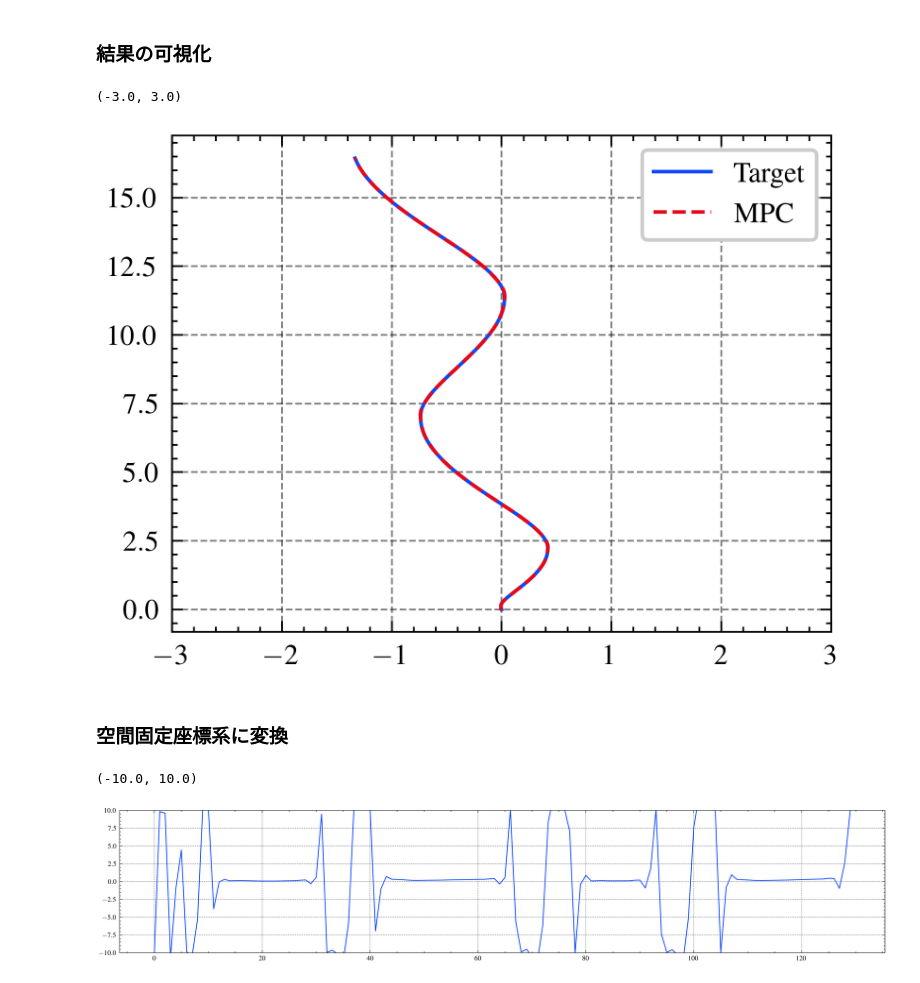
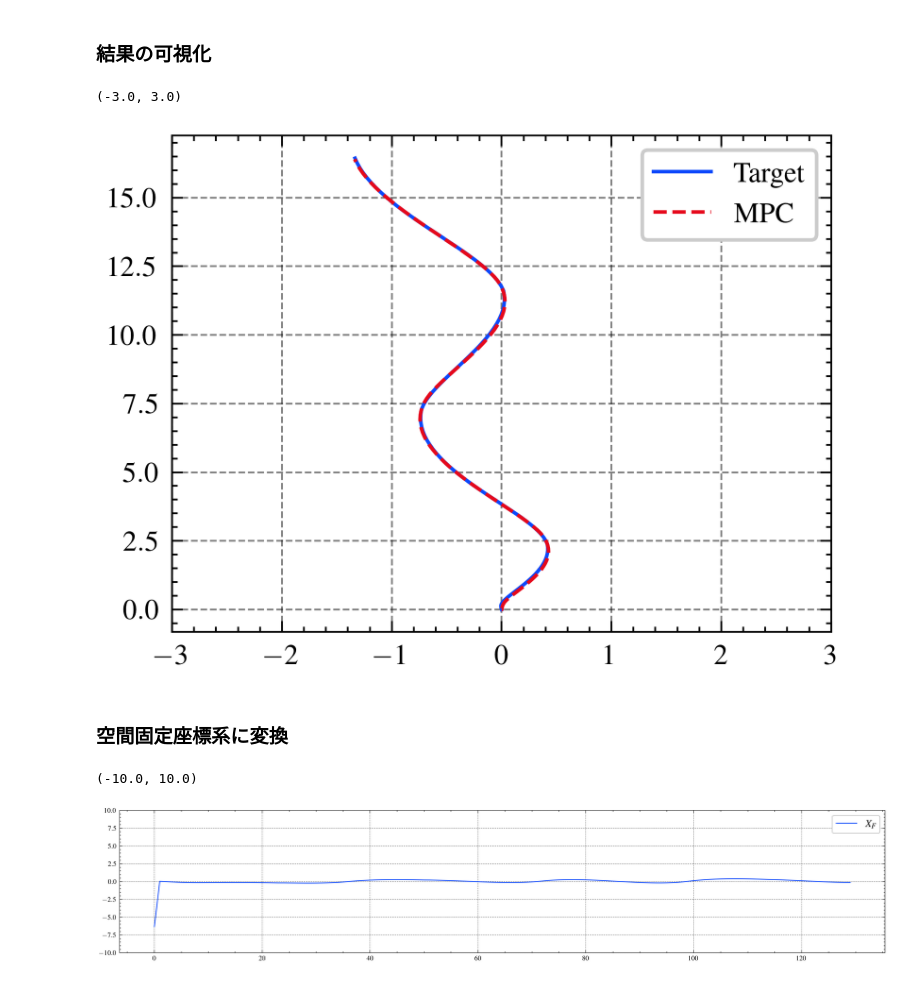
Before and after one commit to Haruki-Yama/MPC-EF-python-casadi, a Jupyter notebook: shipmmg_casadi_mpc.ipynb, the cells around one changed output. Cells and saved outputs as stored; diff of their text form; code cells hidden in the pictures.

```diff
--- a/shipmmg_casadi_mpc.ipynb
+++ b/shipmmg_casadi_mpc.ipynb
@@ -167,7 +167,7 @@ plt.xlim(-3,3)
 # 評価関数の重み
 Q = casadi.diag([10,10,10,10]) # 状態変数の重み
 Q_f = casadi.diag([10,10,10,10])
-R = casadi.diag([1e-5,1e-5,1e-6]) # 制御入力の重み
+R = casadi.diag([1,1,0.1]) # 制御入力の重み
 
 # ホライゾン
 K = 50
@@ -365,7 +355,7 @@ if obs['u'][0]==obs['v'][0]==obs['r'][0]==0:
     x_init = casadi.DM([0.001,0.001,0.001,obs['x_bow'][0], obs['y_bow'][0], obs['x_stern'][0], obs['y_stern'][0],obs['psi'][0]])
 else:
     x_init = casadi.DM([obs['u'][0],obs['v'][0],obs['r'][0],obs['x_bow'][0], obs['y_bow'][0], obs['x_stern'][0], obs['y_stern'][0],obs['psi'][0]])
-x0 = casadi.vertcat(x_init,casadi.DM.ones(nx*K)*1,casadi.DM([0,0,0]),casadi.DM.ones(nu*(K-1))*1)
+x0 = casadi.vertcat(x_init,casadi.DM.ones(nx*K),casadi.DM([0,0,0]),casadi.DM.ones(nu*(K-1)))
 
 
 X = [x_init]
@@ -406,7 +396,7 @@ plt.xlim(-3,3)
 # plt.plot(obs20['y'], obs20['x'], c='darkorange',linestyle='dashed')
 # %% [output]
 (-3.0, 3.0)
-[figure, old version]
+[figure, new version]
 # %% [markdown]
 ### 空間固定座標系に変換
 # %%
@@ -432,8 +422,9 @@ Y_F_fixed = list(
 )
 # %%
 plt.figure(figsize=(16,3))
-plt.plot(t_eval, X_F_fixed, label='X_F')
+plt.plot(t_eval, X_F_fixed, label='$X_F$')
+plt.legend(fontsize=12)
 plt.ylim(-10,10)
 # %% [output]
 (-10.0, 10.0)
-[figure, old version]
+[figure, new version]
```
Also changed, not shown: parts of 3 cells of this notebook.
